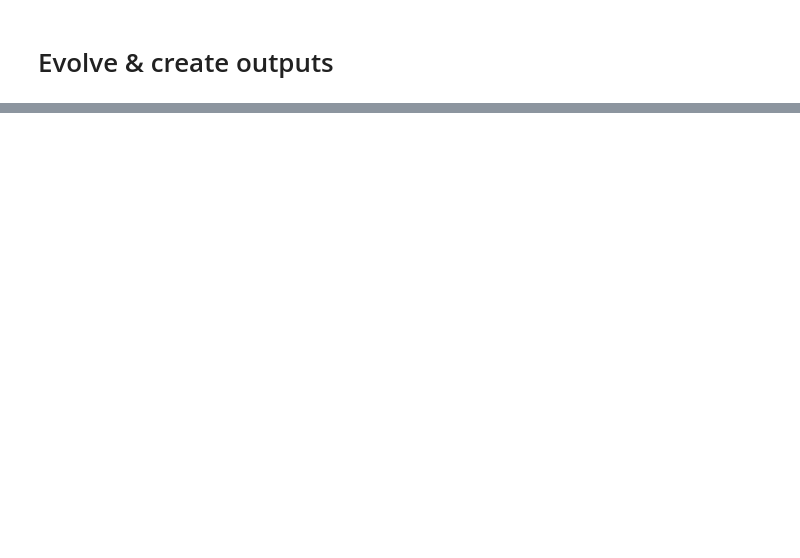
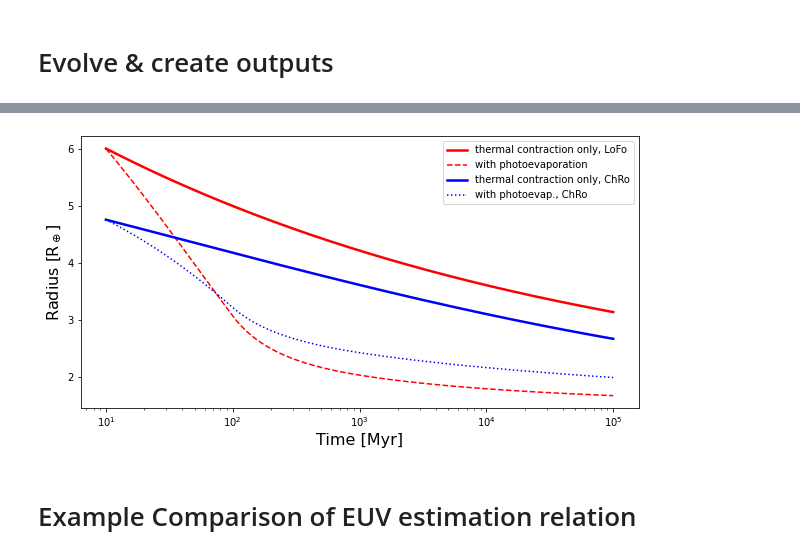
Before and after one commit to lketzer/platypos, a Jupyter notebook: examples/Evolve_one_planet.ipynb, the cells around one changed output, grey strips where cells are left out. Drawn from its saved outputs; the diff is of its cells as text; code cells hidden in the pictures; blank space fills up the shorter version.

```diff
--- a/examples/Evolve_one_planet.ipynb
+++ b/examples/Evolve_one_planet.ipynb
@@ -793,0 +121,27 @@ df_pl.head(), df_pl.tail()
+# %%
+fig, ax = plt.subplots(figsize=(10,5))
+
+# LoFo planet
+ax.plot(df_pl["Time"], plmoLoFo14.calculate_planet_radius(pl.core_mass, pl.fenv, df_pl["Time"], pl.flux, pl.metallicity), \
+        lw=2.5, label='thermal contraction only, LoFo', color="red")
+ax.plot(df_pl["Time"], df_pl["Radius"],
+        marker="None", ls="--", label='with photoevaporation', color="red")
+
+try:
+    # ChRo planet
+    ax.plot(df_pl_["Time"], plmoChRo16.calculate_planet_radius(pl_.core_mass, pl_.fenv, pl_.flux, df_pl_["Time"]), \
+            lw=2.5, label='thermal contraction only, ChRo', color="blue")
+    ax.plot(df_pl_["Time"], df_pl_["Radius"], marker="None", ls=":", label='with photoevap., ChRo', color="blue")
+except:
+    pass
+
+ax.legend(fontsize=10)
+ax.set_xlabel("Time [Myr]", fontsize=16)
+ax.set_ylabel("Radius [R$_\oplus$]", fontsize=16)
+ax.set_xscale('log')
+#ax.set_ylim(5.15, 5.62)
+plt.show()
+# %% [output]
+[figure, added]
+# %% [markdown]
+# Example Comparison of EUV estimation relation
```
Also changed, not shown: parts of 36 cells of this notebook.
